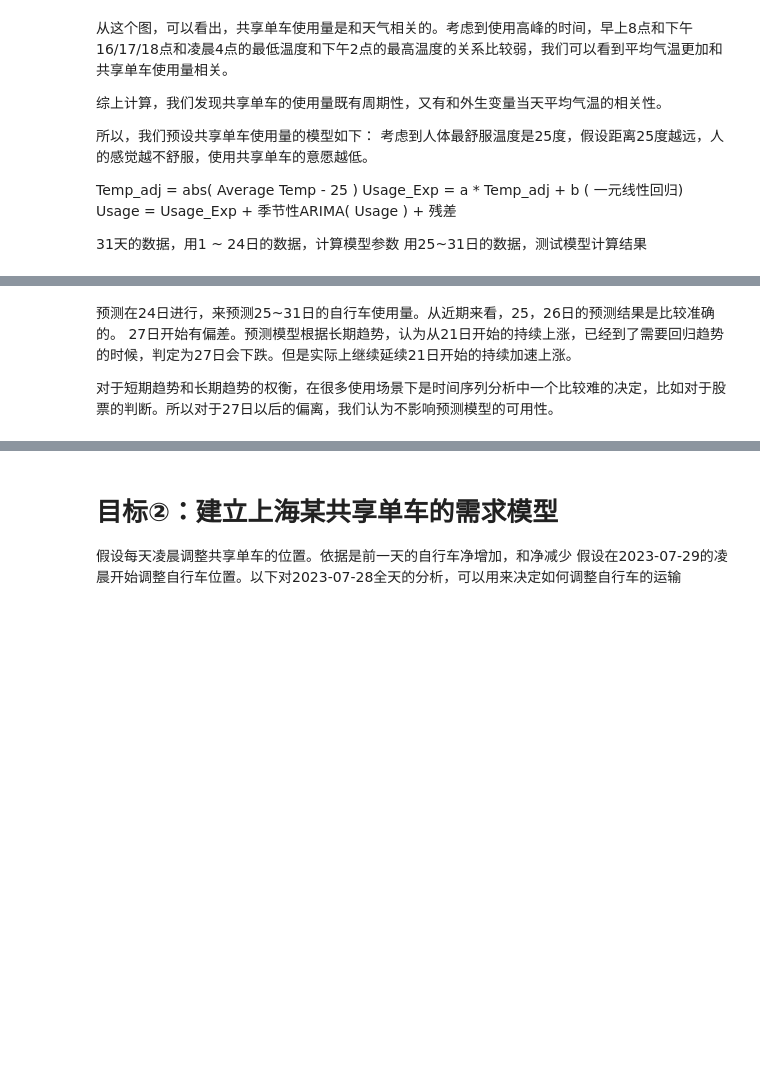
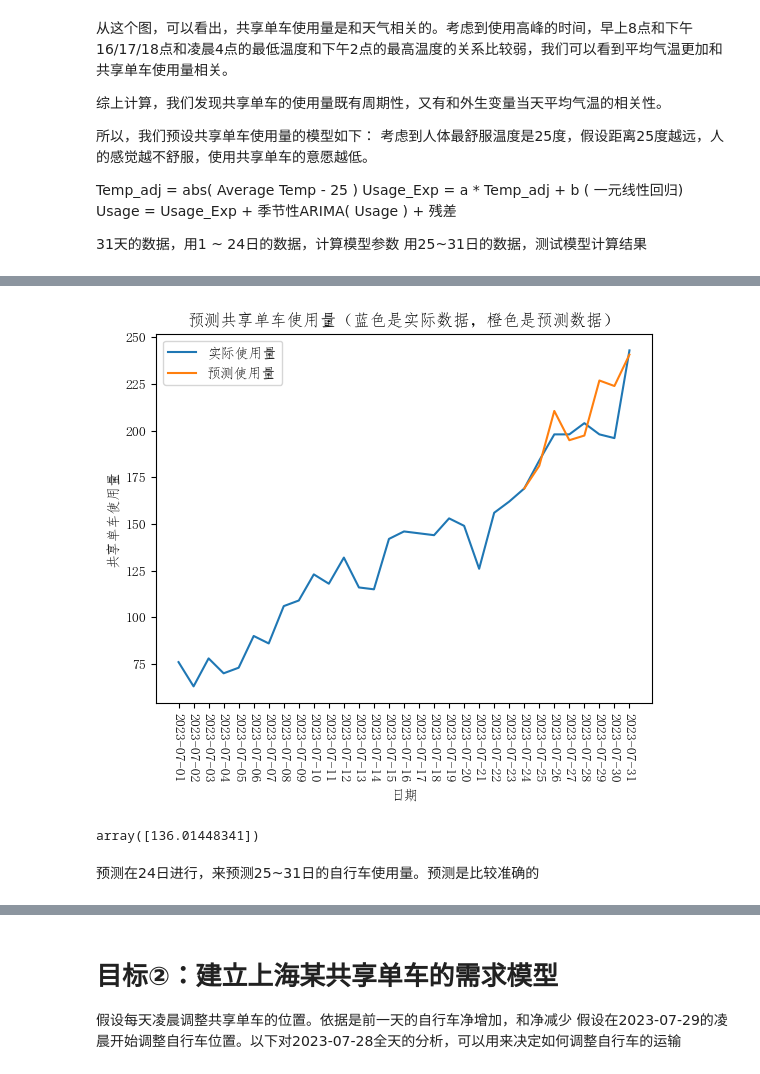
Before and after one commit to 1276592226/data_analysis_transbigdata, a Jupyter notebook: bike_data_process_baidu.ipynb, the cells around one changed output, grey strips where cells are left out. Cells and saved outputs as stored; diff of their text form; code cells hidden in the pictures; blank space fills up the shorter version.

```diff
--- a/bike_data_process_baidu.ipynb
+++ b/bike_data_process_baidu.ipynb
@@ -224,40 +271,38 @@ df_test['Diff'] = model_fit.predict(start=24, end=31, dynamic=False)
 
 
 df_test['predict'] = df_test['Diff'] + df_test['Usage_Exp']
 
 
 df_date_with_temperature['predict_bike_count'] = df_date_with_temperature['BikeCount']
 
 df_date_with_temperature['Usage_Exp'] = 0
 df_date_with_temperature.loc[range(24),'Usage_Exp'] = np.array(df_train['Usage_Exp'])
 df_date_with_temperature.loc[range(24,31),'Usage_Exp'] = np.array(df_test['Usage_Exp'])
 df_date_with_temperature.loc[range(24,31),'predict_bike_count'] = np.array(df_test['predict'])
 df_date_with_temperature = df_date_with_temperature[['Date','BikeCount','Avg_Temp','Temp_adj','Usage_Exp','predict_bike_count']]
 
 df_date_with_temperature['diff'] = 0
 df_date_with_temperature.loc[range(24),'diff'] = df_train['Diff']
 df_date_with_temperature.loc[range(24,31),'diff'] = df_test['Diff']
 df_date_with_temperature = df_date_with_temperature.take([
     0,1,2,3,4,6,5
 ],axis=1)
 
 plt.plot(df_date_with_temperature['Date'],df_date_with_temperature['BikeCount'],label='实际使用量')
 plt.plot(df_date_with_temperature.tail(8)['Date'],df_date_with_temperature.tail(8)['predict_bike_count'],label='预测使用量')
 
 plt.title('预测共享单车使用量（蓝色是实际数据，橙色是预测数据）')
 plt.xlabel('日期')
 plt.ylabel('共享单车使用量')
 plt.legend(loc='best')
 
 plt.xticks(rotation=270)
 plt.show()
-
-Intercept
+# %% [output]
+[figure, added]
+array([136.01448341])
-# %% [markdown]
-预测在24日进行，来预测25~31日的自行车使用量。从近期来看，25，26日的预测结果是比较准确的。
-27日开始有偏差。预测模型根据长期趋势，认为从21日开始的持续上涨，已经到了需要回归趋势的时候，判定为27日会下跌。但是实际上继续延续21日开始的持续加速上涨。
-
-对于短期趋势和长期趋势的权衡，在很多使用场景下是时间序列分析中一个比较难的决定，比如对于股票的判断。所以对于27日以后的偏离，我们认为不影响预测模型的可用性。
+# %% [markdown]
+预测在24日进行，来预测25~31日的自行车使用量。预测是比较准确的
 # %%
 #column Temp_Adjust is (Average_Temperature - 25 )'s 绝对值'
 #column usage_exp is from Linear Regression with temperature ( Temp_Adjust)
```
Also changed, not shown: parts of 13 cells of this notebook.
